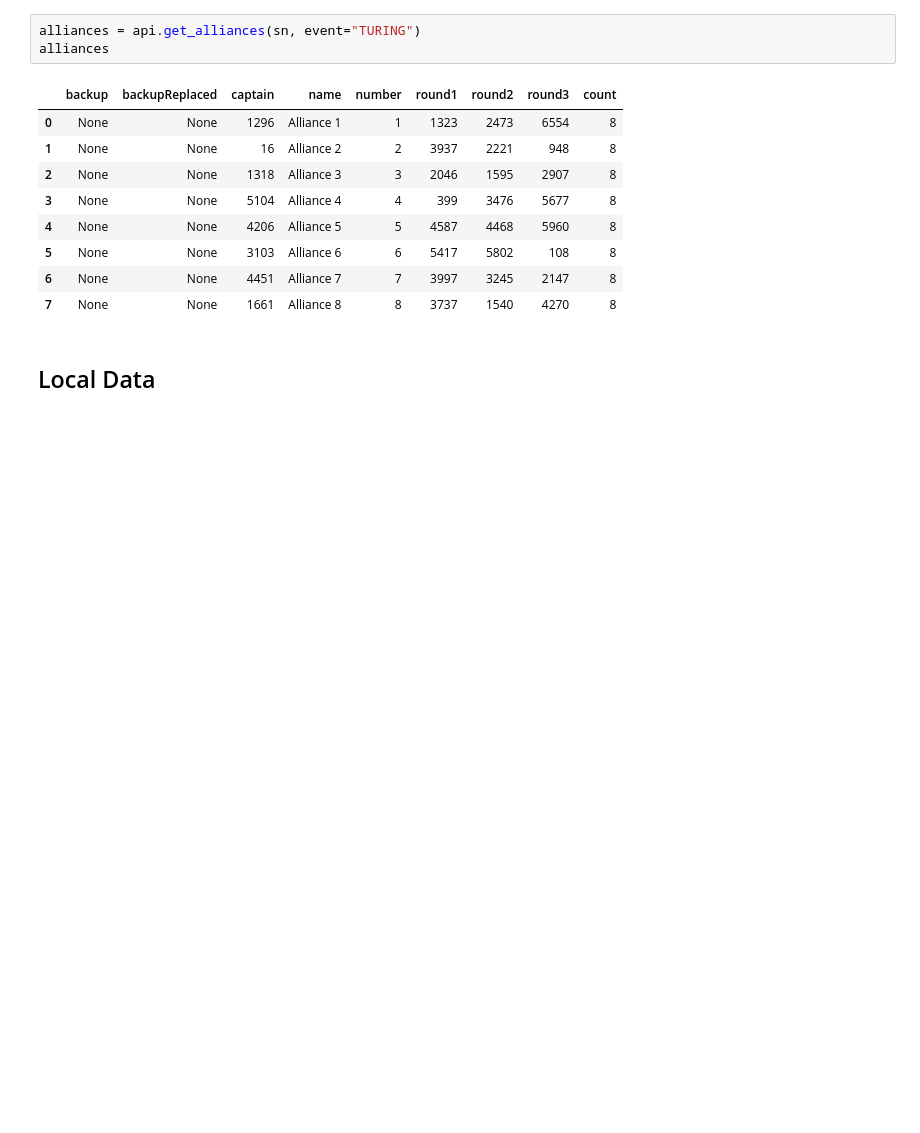
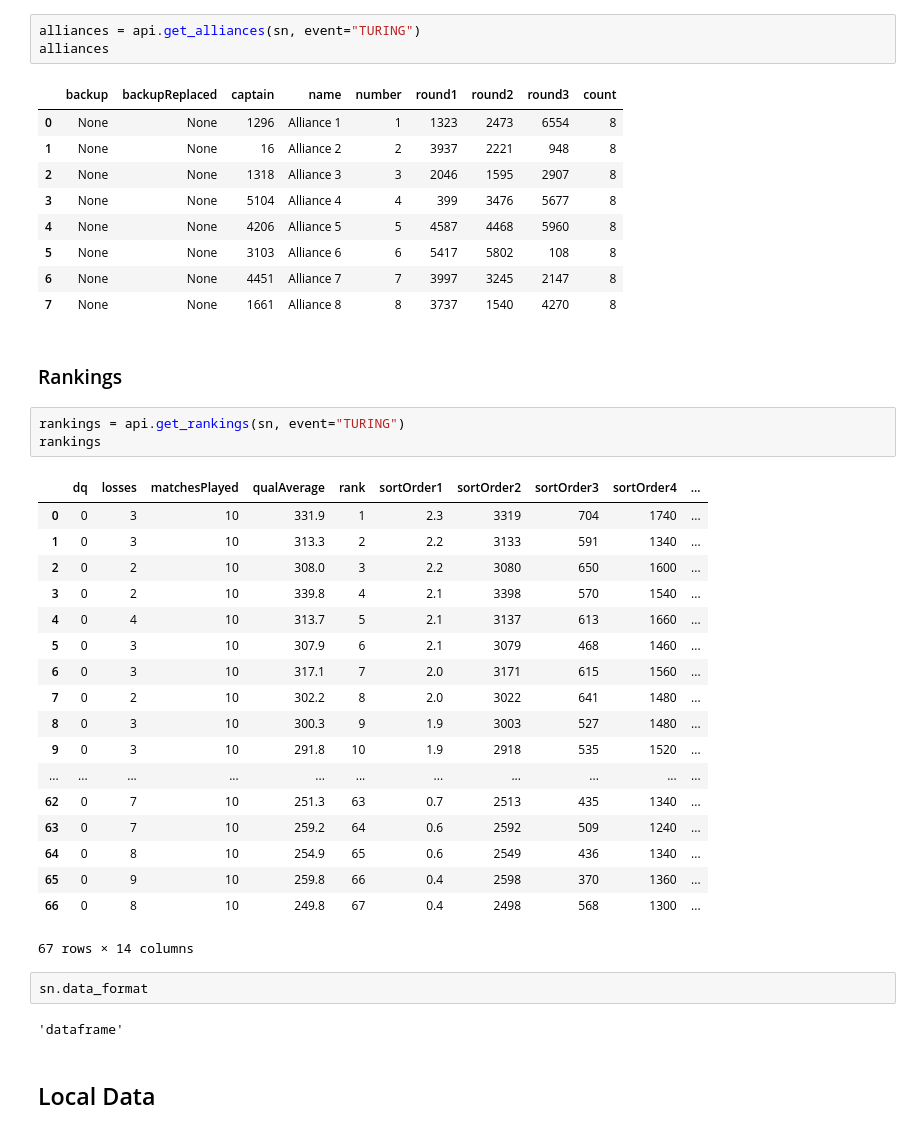
Before and after one commit to irwinsnet-old/fapy, a Jupyter notebook: fapy_examples.ipynb, the cells around one changed output. Saved outputs shown, nothing was run; the diff lists cells and outputs as text; blank space fills up the shorter version.

Commit message:
Added get_rankings function.

```diff
--- a/fapy_examples.ipynb
+++ b/fapy_examples.ipynb
@@ -194,6 +194,34 @@ alliances
 | 5 | None | None | 3103 | Alliance 6 | 6 | 5417 | 5802 | 108 | 8 |
 | 6 | None | None | 4451 | Alliance 7 | 7 | 3997 | 3245 | 2147 | 8 |
 | 7 | None | None | 1661 | Alliance 8 | 8 | 3737 | 1540 | 4270 | 8 |
+# %% [markdown]
+### Rankings
+# %%
+rankings = api.get_rankings(sn, event="TURING")
+rankings
+# %% [output]
+|  | dq | losses | matchesPlayed | qualAverage | rank | sortOrder1 | sortOrder2 | sortOrder3 | sortOrder4 | ... |
+| 0 | 0 | 3 | 10 | 331.9 | 1 | 2.3 | 3319 | 704 | 1740 | ... |
+| 1 | 0 | 3 | 10 | 313.3 | 2 | 2.2 | 3133 | 591 | 1340 | ... |
+| 2 | 0 | 2 | 10 | 308.0 | 3 | 2.2 | 3080 | 650 | 1600 | ... |
+| 3 | 0 | 2 | 10 | 339.8 | 4 | 2.1 | 3398 | 570 | 1540 | ... |
+| 4 | 0 | 4 | 10 | 313.7 | 5 | 2.1 | 3137 | 613 | 1660 | ... |
+| 5 | 0 | 3 | 10 | 307.9 | 6 | 2.1 | 3079 | 468 | 1460 | ... |
+| 6 | 0 | 3 | 10 | 317.1 | 7 | 2.0 | 3171 | 615 | 1560 | ... |
+| 7 | 0 | 2 | 10 | 302.2 | 8 | 2.0 | 3022 | 641 | 1480 | ... |
+| 8 | 0 | 3 | 10 | 300.3 | 9 | 1.9 | 3003 | 527 | 1480 | ... |
+| 9 | 0 | 3 | 10 | 291.8 | 10 | 1.9 | 2918 | 535 | 1520 | ... |
+| ... | ... | ... | ... | ... | ... | ... | ... | ... | ... | ... |
+| 62 | 0 | 7 | 10 | 251.3 | 63 | 0.7 | 2513 | 435 | 1340 | ... |
+| 63 | 0 | 7 | 10 | 259.2 | 64 | 0.6 | 2592 | 509 | 1240 | ... |
+| 64 | 0 | 8 | 10 | 254.9 | 65 | 0.6 | 2549 | 436 | 1340 | ... |
+| 65 | 0 | 9 | 10 | 259.8 | 66 | 0.4 | 2598 | 370 | 1360 | ... |
+| 66 | 0 | 8 | 10 | 249.8 | 67 | 0.4 | 2498 | 568 | 1300 | ... |
+67 rows × 14 columns
+# %%
+sn.data_format
+# %% [output]
+'dataframe'
 # %% [markdown]
 ## Local Data
 # %%
```
Also changed, not shown: 4 other files.
